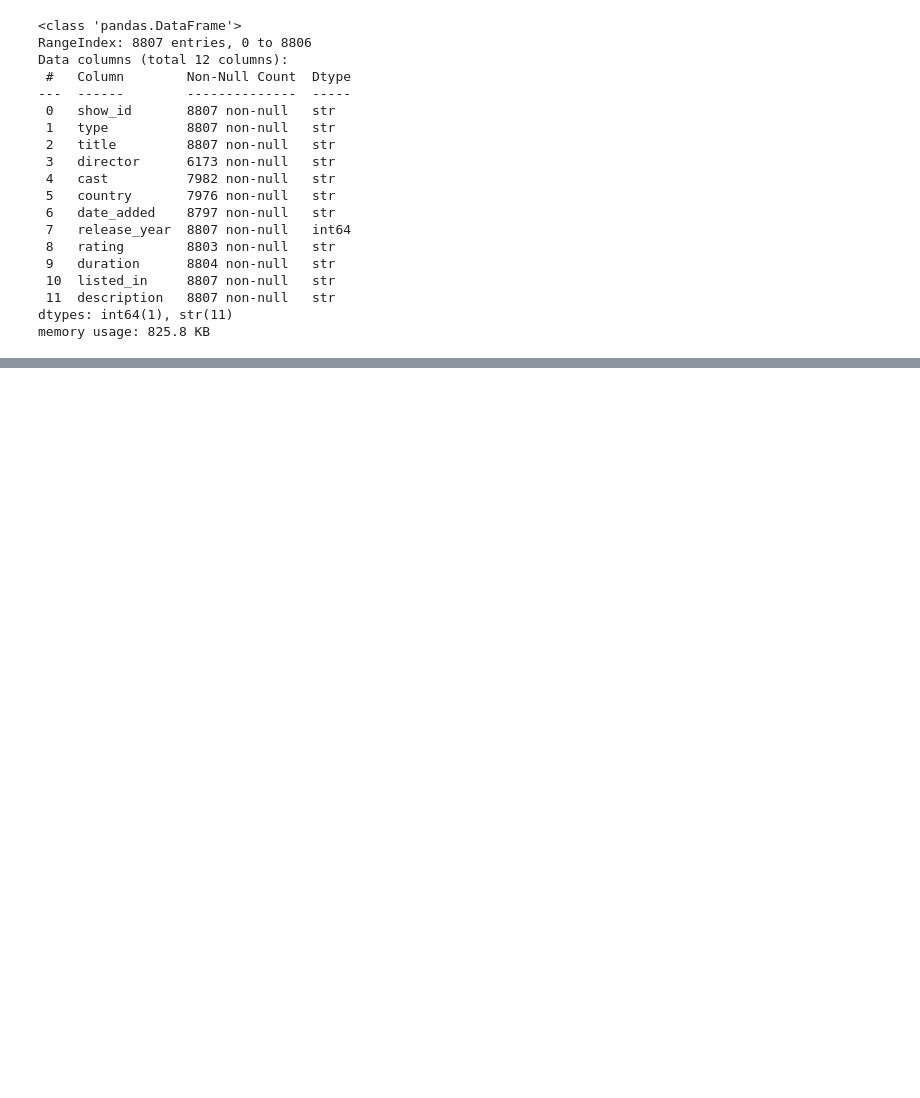
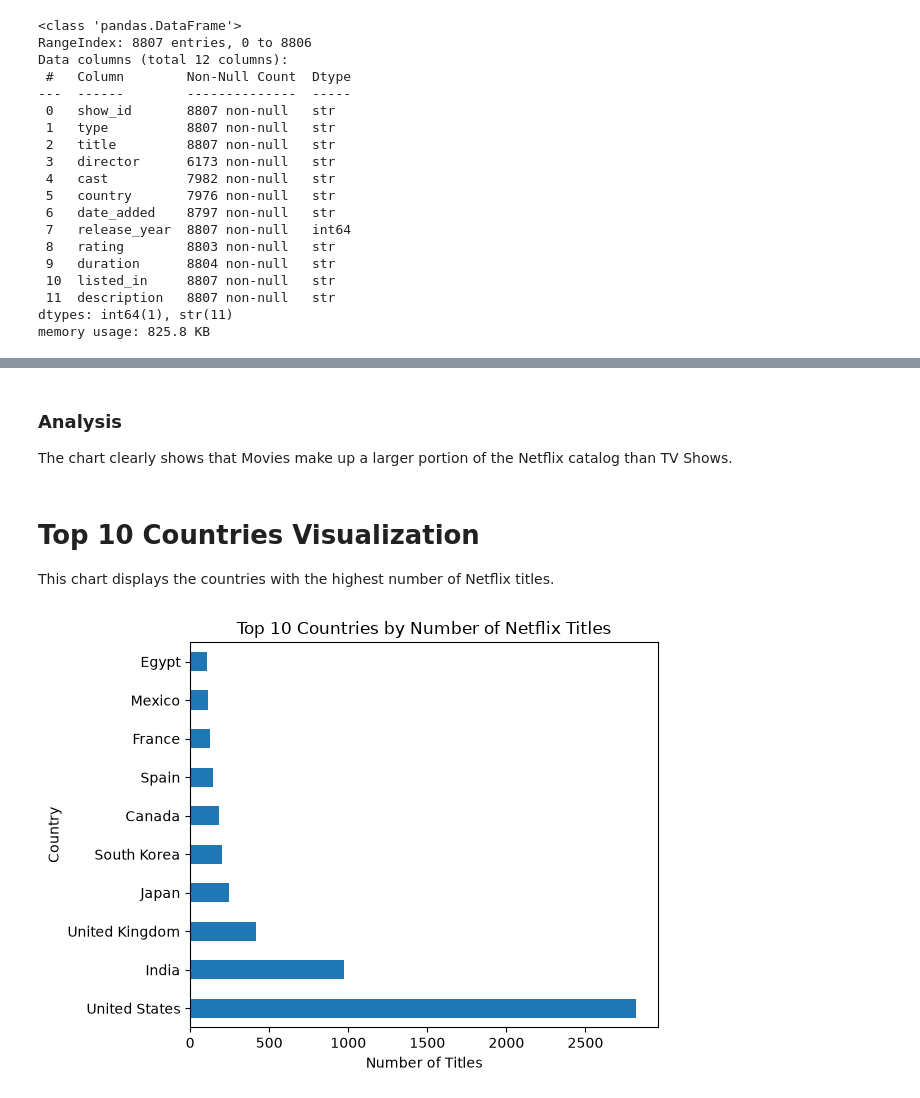
Before and after one commit to Woxnkr/netflix-data-analysis, a Jupyter notebook: notebook/netflix_analysis.ipynb, the cells around one changed output, grey strips where cells are left out. Cells and saved outputs as stored; diff of their text form; code cells hidden in the pictures; blank space fills up the shorter version.

```diff
--- a/notebook/netflix_analysis.ipynb
+++ b/notebook/netflix_analysis.ipynb
@@ -45,0 +142,6 @@ memory usage: 825.8 KB
+# %%
+# Count the number of titles by country
+top_countries = df["country"].value_counts().head(10)
+
+# Display the top 10 countries
+top_countries
@@ -45,0 +308,22 @@ memory usage: 825.8 KB
+# %% [markdown]
+### Analysis
+
+The chart clearly shows that Movies make up a larger portion of the Netflix catalog than TV Shows.
+# %% [markdown]
+# Top 10 Countries Visualization
+
+This chart displays the countries with the highest number of Netflix titles.
+# %%
+# Create a horizontal bar chart
+top_countries.plot(kind="barh")
+plt.title("Top 10 Countries by Number of Netflix Titles")
+plt.xlabel("Number of Titles")
+plt.ylabel("Country")
+
+plt.tight_layout()
+
+plt.savefig("../images/top_countries.png", dpi=300)
+
+plt.show()
+# %% [output]
+[figure, added]
```
Also changed, not shown: parts of 47 cells of this notebook, 1 other file.
